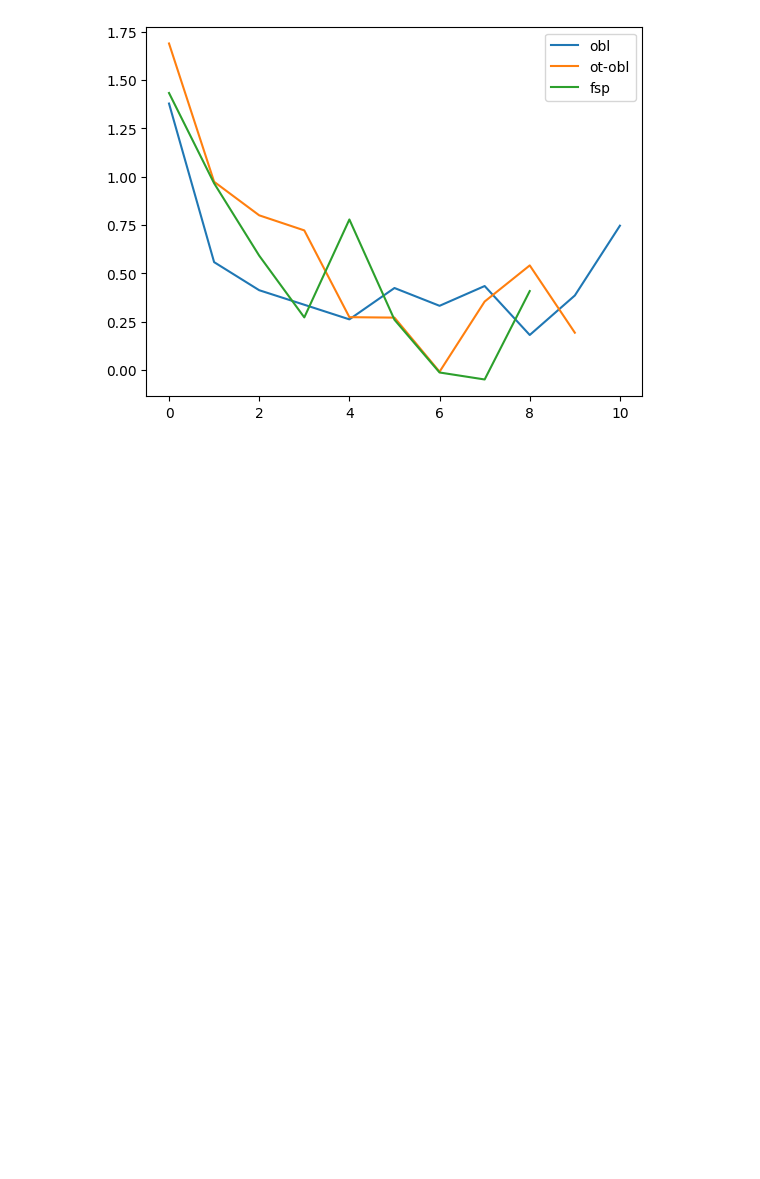
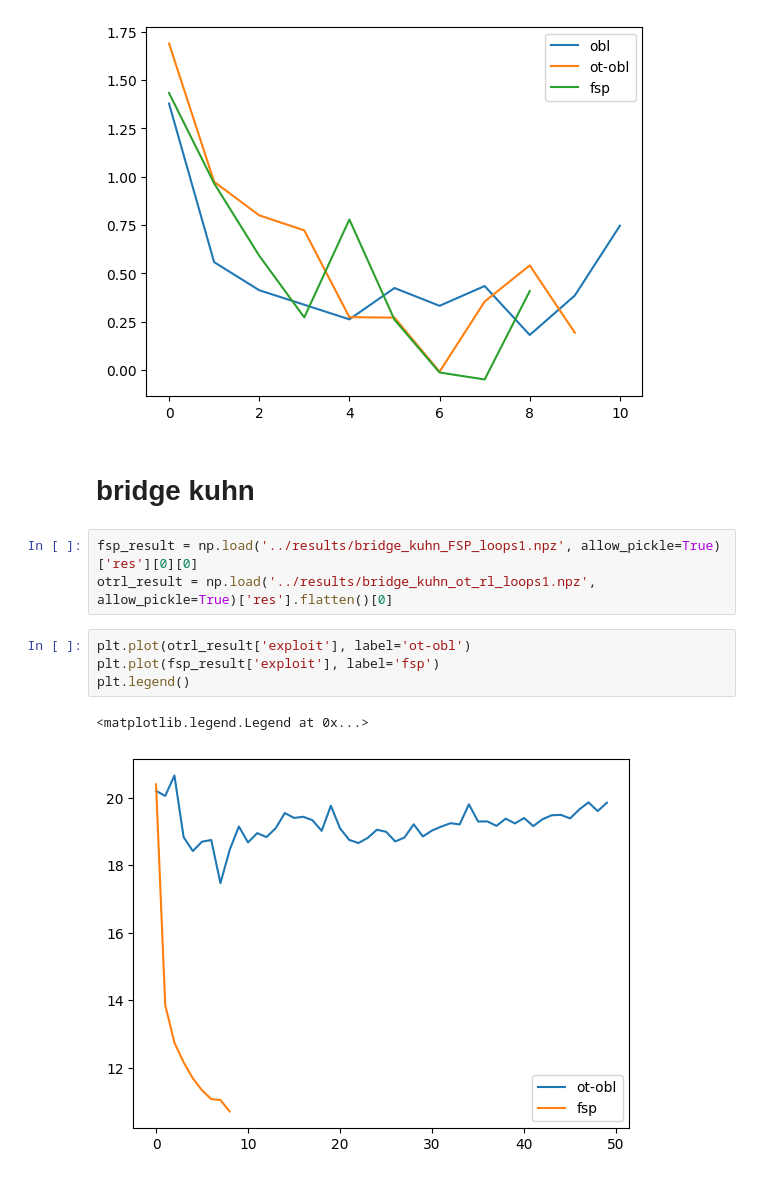
Before and after one commit to irenezhang30/0sumOT, a Jupyter notebook: test_notebooks/visualize_results.ipynb, the cells around one changed output. Drawn from its saved outputs; the diff is of its cells as text; blank space fills up the shorter version.

Commit message:
runable bridge kuhn with default bridge len 4

```diff
--- a/test_notebooks/visualize_results.ipynb
+++ b/test_notebooks/visualize_results.ipynb
@@ -29,3 +30,15 @@ plt.legend()
 # %% [output]
 <matplotlib.legend.Legend at 0x...>
 [figure]
+# %% [markdown]
+# bridge kuhn
+# %%
+fsp_result = np.load('../results/bridge_kuhn_FSP_loops1.npz', allow_pickle=True)['res'][0][0]
+otrl_result = np.load('../results/bridge_kuhn_ot_rl_loops1.npz', allow_pickle=True)['res'].flatten()[0]
+# %%
+plt.plot(otrl_result['exploit'], label='ot-obl')
+plt.plot(fsp_result['exploit'], label='fsp')
+plt.legend()
+# %% [output]
+<matplotlib.legend.Legend at 0x...>
+[figure, added]
```
Also changed, not shown: parts of 5 cells of this notebook, 10 other files.
